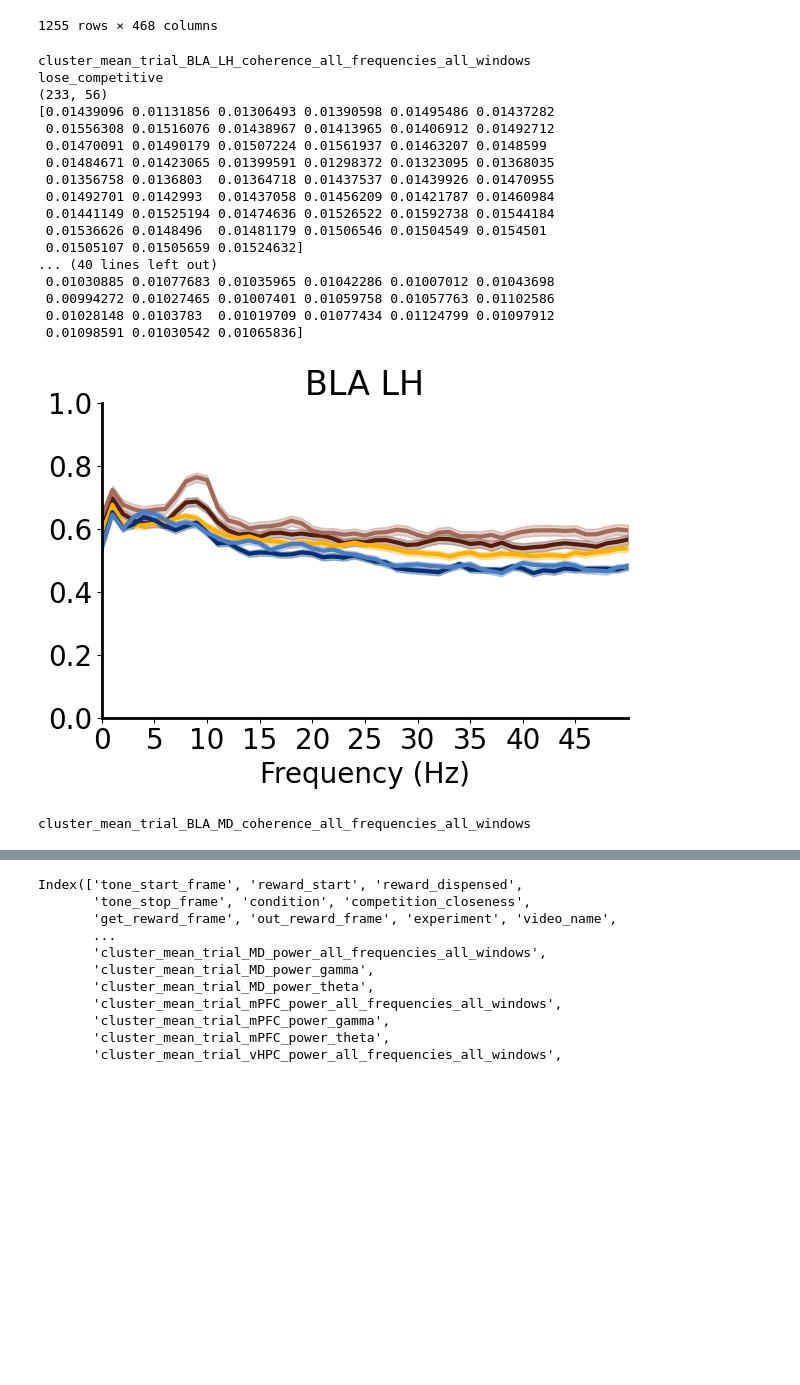
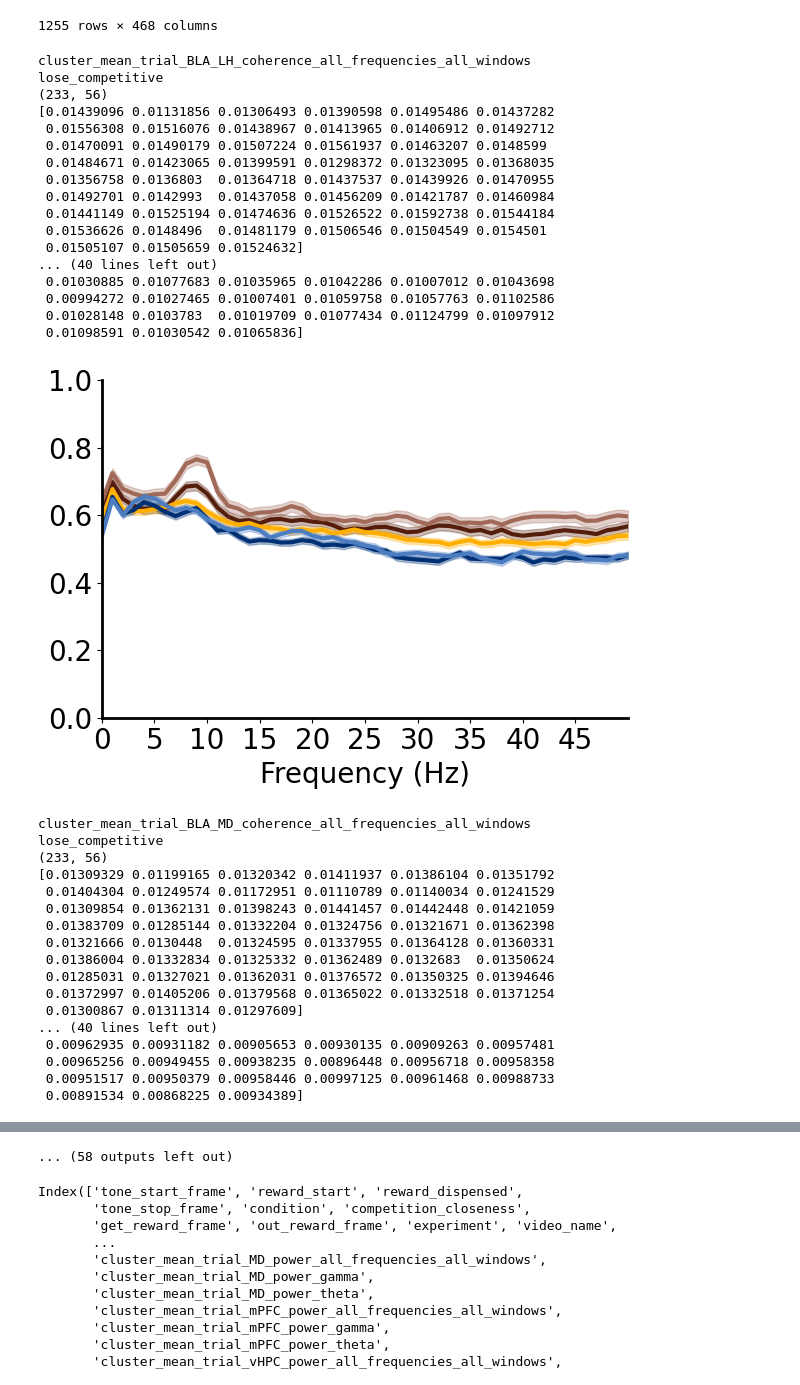
Before and after one commit to padillacoreanolab/reward_comp_ext, a Jupyter notebook: results/2024_06_16_spectral_preprocessing/12_rce3_cluster_parsing_combined_comp.ipynb, the cells around one changed output, grey strips where cells are left out. Cells and saved outputs as stored; diff of their text form; code cells hidden in the pictures; blank space fills up the shorter version.

```diff
--- a/results/2024_06_16_spectral_preprocessing/12_rce3_cluster_parsing_combined_comp.ipynb
+++ b/results/2024_06_16_spectral_preprocessing/12_rce3_cluster_parsing_combined_comp.ipynb
@@ -969,7 +969,7 @@ for col in cluster_mean_columns:
     else:
         title = "{}".format(col.replace("cluster_mean_trial_", "").replace("cluster_mean_trial_and_post_", "").replace("RMS_filtered_", "").replace("all_frequencies_all_windows", "").replace("power", "").replace("granger", "")).replace("coherence", "").replace("_", " ").replace("  ", " ").strip()
 
-    plt.title(title)
+    # plt.title(title)
     plt.xlabel("Frequency (Hz)")
 
     if "power" in col:
@@ -992,32 +992,48 @@ for col in cluster_mean_columns:
     ax.spines['top'].set_visible(False)
     ax.spines['right'].set_visible(False)
 
     # Leave bottom and left spines
     ax.spines['bottom'].set_visible(True)
     ax.spines['left'].set_visible(True)
     ax.spines['bottom'].set_linewidth(2)
     ax.spines['left'].set_linewidth(2)
 
     plt.tight_layout()
     plt.savefig(os.path.join(output_dir, "cluster_{}.png".format(col.replace("cluster_mean_trial_and_post_", "").replace("RMS_filtered_", "").replace("all_frequencies_all_windows", "").strip("_").strip())), transparent=True)
     plt.show()
 # %% [output]
 cluster_mean_trial_BLA_LH_coherence_all_frequencies_all_windows
 lose_competitive
 (233, 56)
 [0.01439096 0.01131856 0.01306493 0.01390598 0.01495486 0.01437282
  0.01556308 0.01516076 0.01438967 0.01413965 0.01406912 0.01492712
  0.01470091 0.01490179 0.01507224 0.01561937 0.01463207 0.0148599
  0.01484671 0.01423065 0.01399591 0.01298372 0.01323095 0.01368035
  0.01356758 0.0136803  0.01364718 0.01437537 0.01439926 0.01470955
  0.01492701 0.0142993  0.01437058 0.01456209 0.01421787 0.01460984
  0.01441149 0.01525194 0.01474636 0.01526522 0.01592738 0.01544184
  0.01536626 0.0148496  0.01481179 0.01506546 0.01504549 0.0154501
  0.01505107 0.01505659 0.01524632]
 ... (40 lines left out)
  0.01030885 0.01077683 0.01035965 0.01042286 0.01007012 0.01043698
  0.00994272 0.01027465 0.01007401 0.01059758 0.01057763 0.01102586
  0.01028148 0.0103783  0.01019709 0.01077434 0.01124799 0.01097912
  0.01098591 0.01030542 0.01065836]
-[figure, old version]
+[figure, new version]
 cluster_mean_trial_BLA_MD_coherence_all_frequencies_all_windows
+lose_competitive
+(233, 56)
+[0.01309329 0.01199165 0.01320342 0.01411937 0.01386104 0.01351792
+ 0.01404304 0.01249574 0.01172951 0.01110789 0.01140034 0.01241529
+ 0.01309854 0.01362131 0.01398243 0.01441457 0.01442448 0.01421059
+ 0.01383709 0.01285144 0.01332204 0.01324756 0.01321671 0.01362398
+ 0.01321666 0.0130448  0.01324595 0.01337955 0.01364128 0.01360331
+ 0.01386004 0.01332834 0.01325332 0.01362489 0.0132683  0.01350624
+ 0.01285031 0.01327021 0.01362031 0.01376572 0.01350325 0.01394646
+ 0.01372997 0.01405206 0.01379568 0.01365022 0.01332518 0.01371254
+ 0.01300867 0.01311314 0.01297609]
+... (40 lines left out)
+ 0.00962935 0.00931182 0.00905653 0.00930135 0.00909263 0.00957481
+ 0.00965256 0.00949455 0.00938235 0.00896448 0.00956718 0.00958358
+ 0.00951517 0.00950379 0.00958446 0.00997125 0.00961468 0.00988733
+ 0.00891534 0.00868225 0.00934389]
@@ -1024,3 +1113,4 @@ cluster_mean_trial_BLA_MD_coherence_all_frequencies_all_windows
+... (58 outputs left out)
 # %%
 cluster_exploded_TRIALS_AND_SPECTRAL_DF.to_pickle("./proc/cluster_exploded_TRIALS_AND_SPECTRAL_DF.pkl")
 # %%
```
Also changed, not shown: parts of 4 cells of this notebook, 2 other files.
